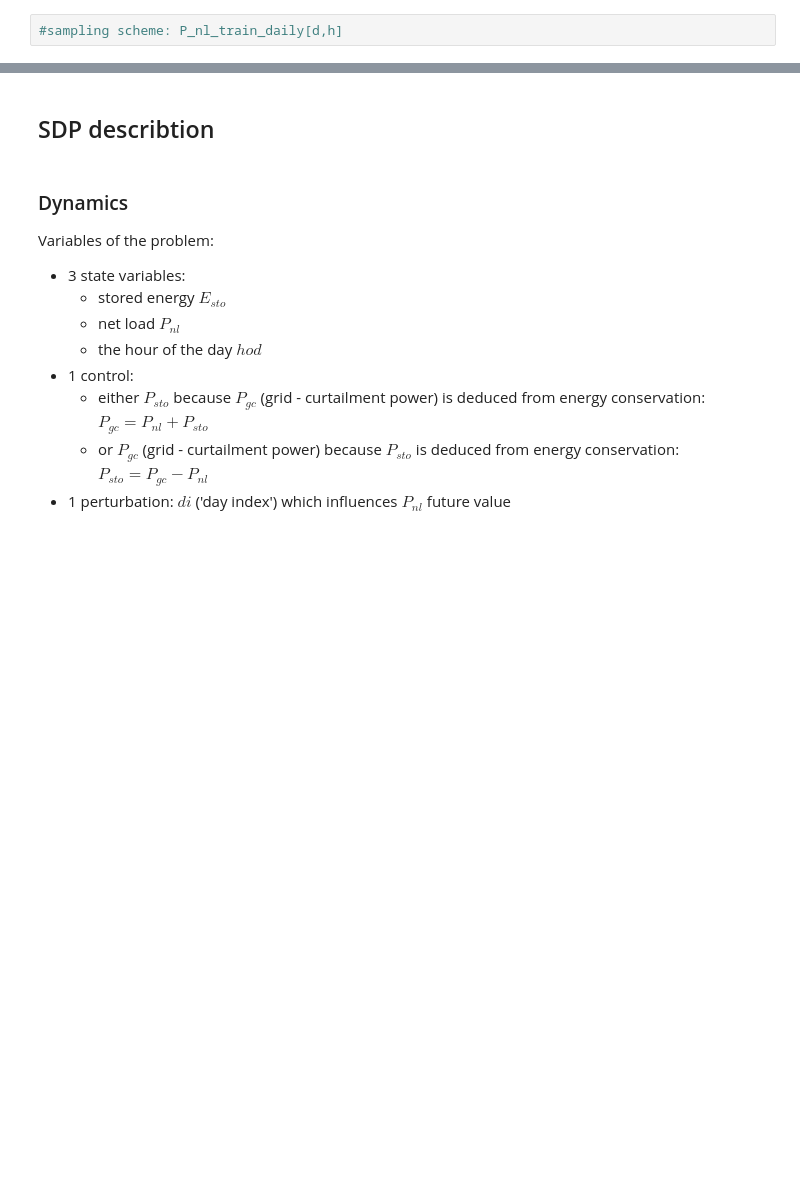
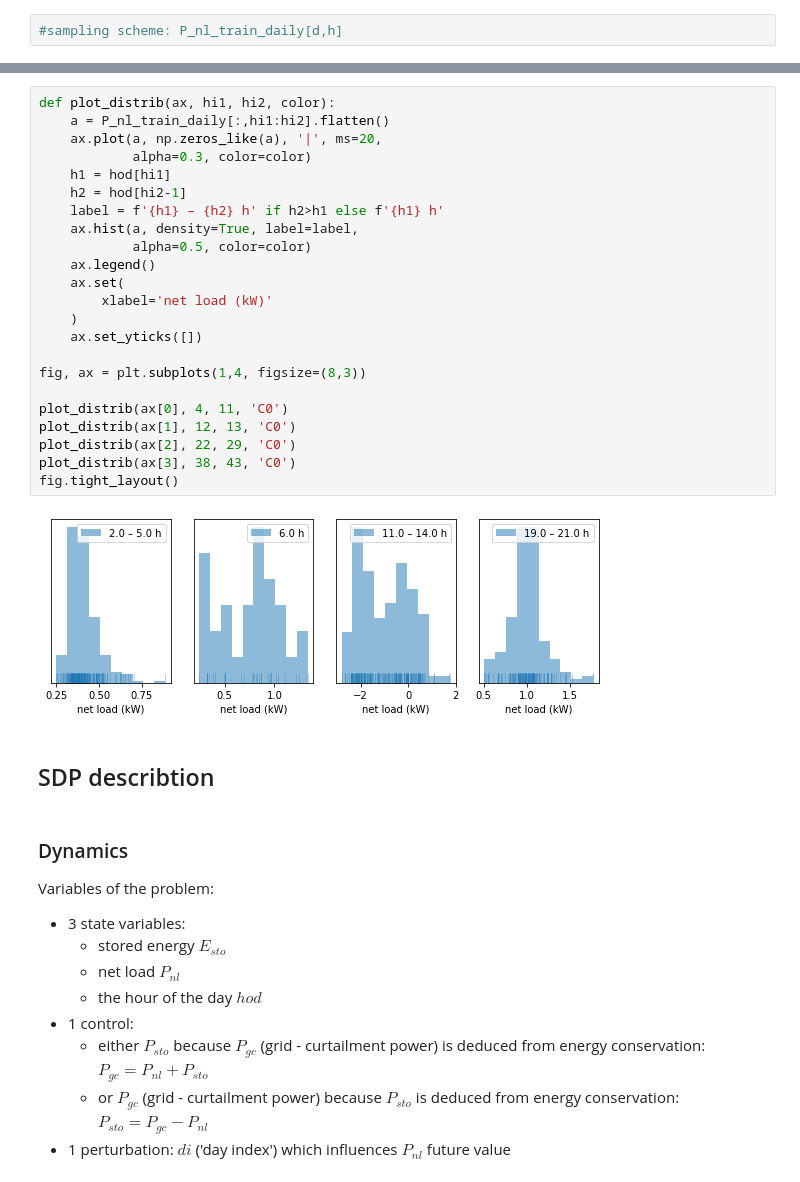
Before and after one commit to pierre-haessig/solarhome-control-bench, a Jupyter notebook: methods/python_sdp/Solar_home_Python_SDP.ipynb, the cells around one changed output, grey strips where cells are left out. Cells and saved outputs as stored; diff of their text form; blank space fills up the shorter version.

```diff
--- a/methods/python_sdp/Solar_home_Python_SDP.ipynb
+++ b/methods/python_sdp/Solar_home_Python_SDP.ipynb
@@ -123,3 +148,28 @@ array([0.378, 0.342, 0.342])
+# %%
+def plot_distrib(ax, hi1, hi2, color):
+    a = P_nl_train_daily[:,hi1:hi2].flatten()
+    ax.plot(a, np.zeros_like(a), '|', ms=20,
+            alpha=0.3, color=color)
+    h1 = hod[hi1]
+    h2 = hod[hi2-1]
+    label = f'{h1} – {h2} h' if h2>h1 else f'{h1} h'
+    ax.hist(a, density=True, label=label,
+            alpha=0.5, color=color)
+    ax.legend()
+    ax.set(
+        xlabel='net load (kW)'
+    )
+    ax.set_yticks([])
+
+fig, ax = plt.subplots(1,4, figsize=(8,3))
+
+plot_distrib(ax[0], 4, 11, 'C0')
+plot_distrib(ax[1], 12, 13, 'C0')
+plot_distrib(ax[2], 22, 29, 'C0')
+plot_distrib(ax[3], 38, 43, 'C0')
+fig.tight_layout()
+# %% [output]
+[figure, added]
 # %% [markdown]
 ## SDP describtion
 # %% [markdown]
```
Also changed, not shown: parts of 20 cells of this notebook, 3 other files.
